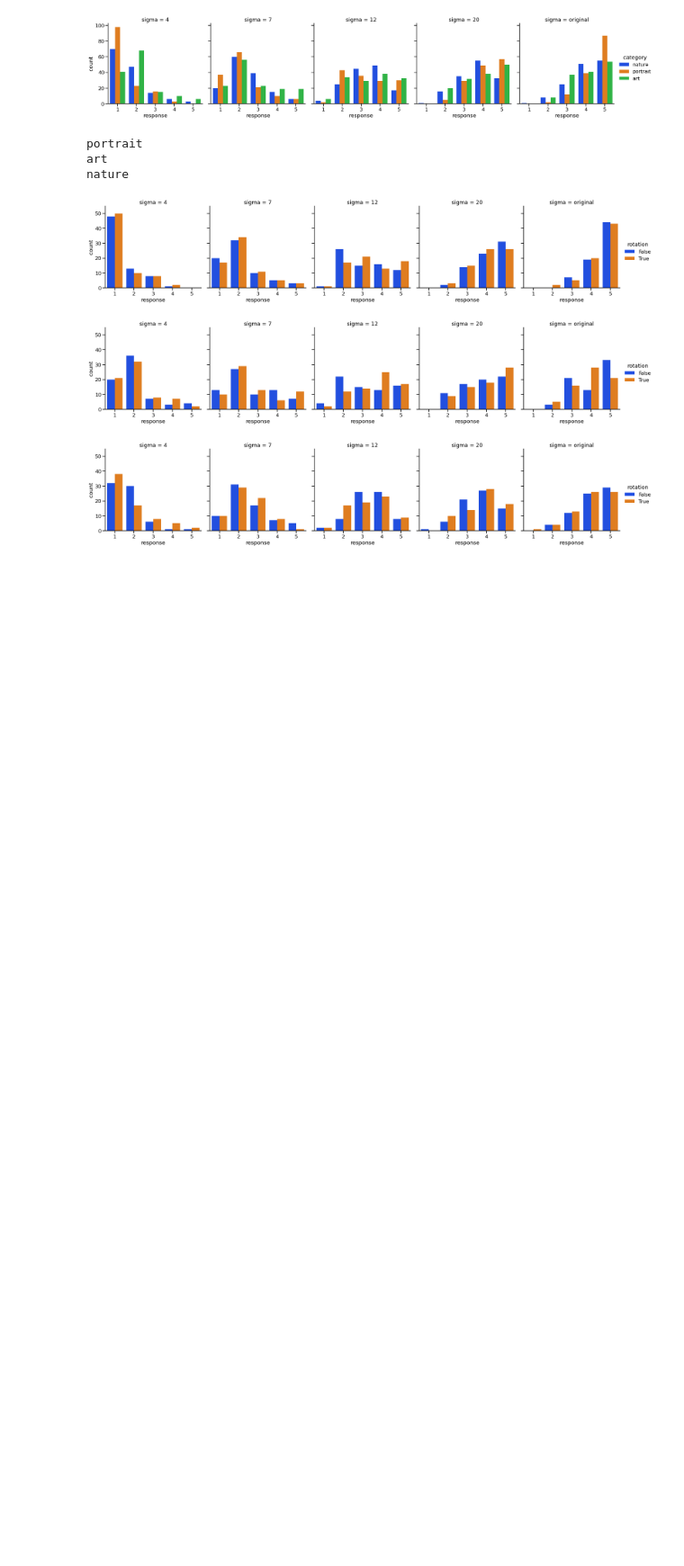
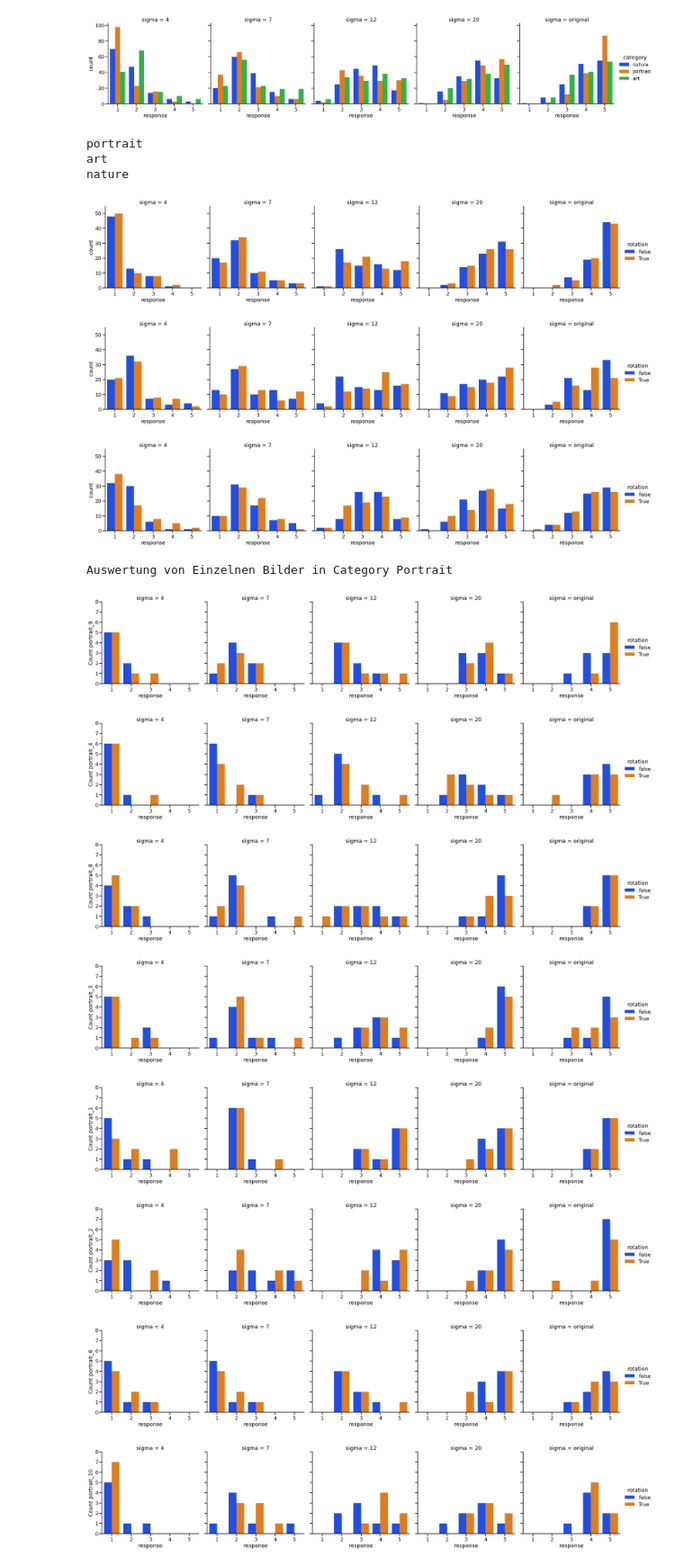
Before and after one commit to NerdPixel/PiQ, a Jupyter notebook: results/auswertung_Witek.ipynb, the cells around one changed output. Shown at 90% size. Drawn from its saved outputs; the diff is of its cells as text; code cells hidden in the pictures; blank space fills up the shorter version.

Commit message:
Sigmas für einzelne Bilder in Kategorien untersucht

```diff
--- a/results/auswertung_Witek.ipynb
+++ b/results/auswertung_Witek.ipynb
@@ -389,3 +387,28 @@ nature
 [figure]
 [figure]
 [figure]
+# %%
+#Auswertung von Einzelnen Bilder bezuglich verschiedenen sigmas in Category Portrait
+print("Auswertung von Einzelnen Bilder in Category Portrait")
+cat = "portrait"
+sub = df[df["category"]==cat]
+for im in sub["image"].unique():
+    g = sns.catplot(x='response', data=sub[sub["image"]==im], hue='rotation',
+                kind='count', ci='sd',
+                palette='bright',
+                col='sigma',
+                col_order=['4', '7', '12', '20', 'original'],
+
+               )
+    g.set(ylim=(0,8))
+    g.set_ylabels(f'Count {im}')
+# %% [output]
+Auswertung von Einzelnen Bilder in Category Portrait
+[figure, added]
+[figure, added]
+[figure, added]
+[figure, added]
+[figure, added]
+[figure, added]
+[figure, added]
+[figure, added]
```
Also changed, not shown: parts of 4 cells of this notebook.
